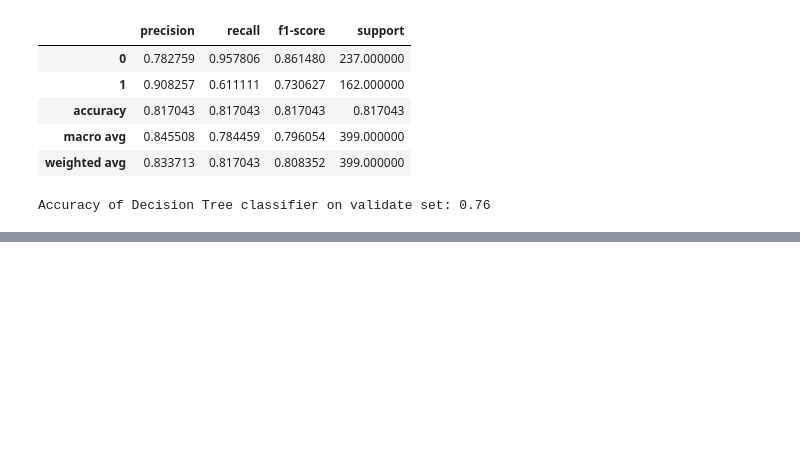
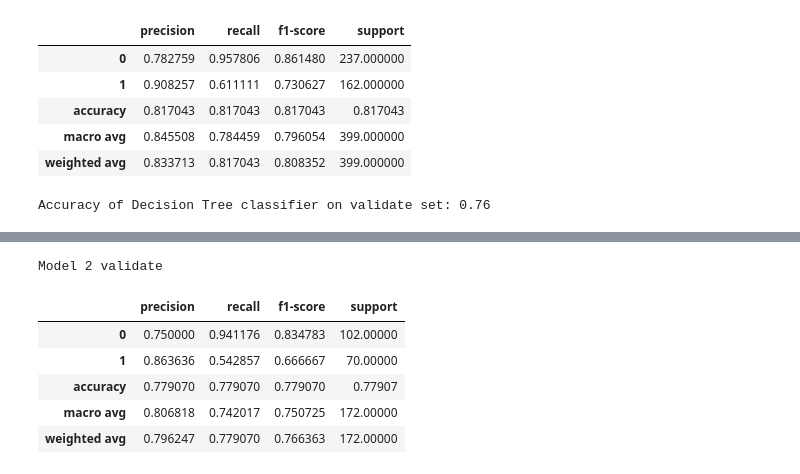
Before and after one commit to Ken-Alviola/classification-exercises, a Jupyter notebook: model.ipynb, the cells around one changed output, grey strips where cells are left out. Drawn from its saved outputs; the diff is of its cells as text; code cells hidden in the pictures; blank space fills up the shorter version.

```diff
--- a/model.ipynb
+++ b/model.ipynb
@@ -179,0 +266,11 @@ Accuracy of Decision Tree classifier on validate set: 0.76
+# %%
+print("Model 2 validate")
+pd.DataFrame(classification_report(y_validate, y_pred_validate2,output_dict=True)).T
+# %% [output]
+Model 2 validate
+|  | precision | recall | f1-score | support |
+| 0 | 0.750000 | 0.941176 | 0.834783 | 102.00000 |
+| 1 | 0.863636 | 0.542857 | 0.666667 | 70.00000 |
+| accuracy | 0.779070 | 0.779070 | 0.779070 | 0.77907 |
+| macro avg | 0.806818 | 0.742017 | 0.750725 | 172.00000 |
+| weighted avg | 0.796247 | 0.779070 | 0.766363 | 172.00000 |
```
Also changed, not shown: parts of 14 cells of this notebook.
